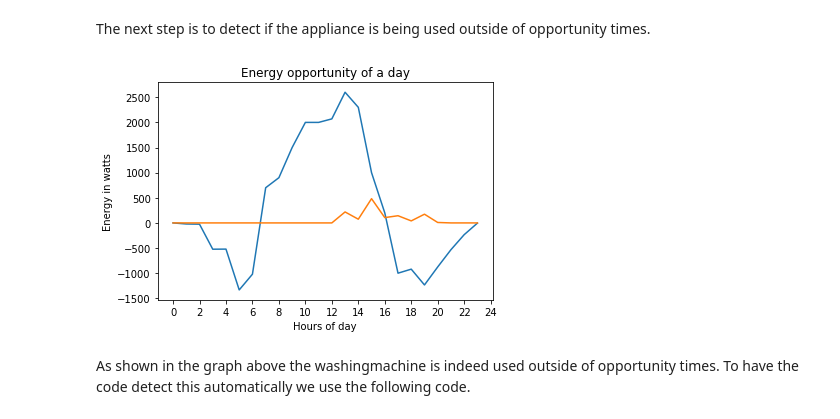
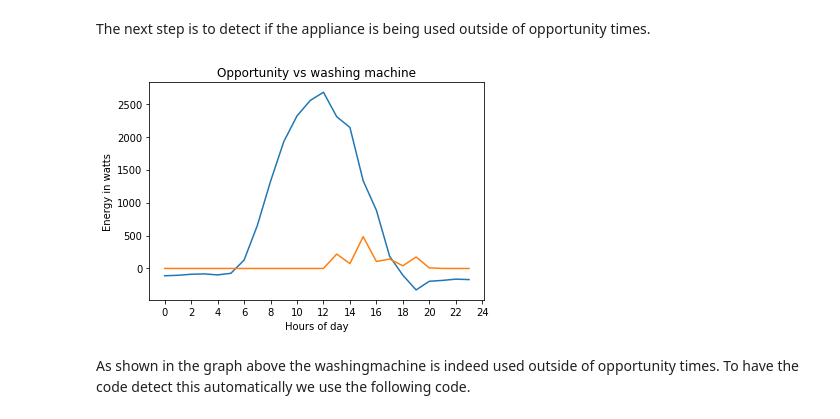
Before and after one commit to teamvirtue/smart-sockets-dev, a Jupyter notebook: Customized advice.ipynb, the cells around one changed output. Cells and saved outputs as stored; diff of their text form; code cells hidden in the pictures.

```diff
--- a/Customized advice.ipynb
+++ b/Customized advice.ipynb
@@ -18,7 +25,11 @@ Opening ../data/DRED.h5 in read-only mode
 The two lists below contain test data of PV generation and total energy use. By plotting the two lists over each other it becomes visible how a lot of the energy is used in periods where there is little or no energy generation.
 # %%
 pv_test_data = [0.0, 0.0, 0.0, 0.0, 0.0, 12.713, 214.371, 737.432, 1410.714, 2039.156, 2452.865, 2729.085, 2792.666, 2673.155, 2365.469, 1821.737, 1121.648, 454.233, 104.846, 0.0, 0.0, 0.0, 0.0, 0.0]
-energy_test_data = [0.0, 21.0, 25.0, 523.0, 521.0, 1345.713, 1234.371, 37.432, 510.714, 539.156, 452.865, 729.085, 722.666, 73.155, 65.469, 821.737, 921.648, 1454.233, 1024.846, 1234.0, 876.0, 533.0, 234.0, 4.0]
+
+energy_test_data = data.mains().load().__next__()
+energy_test_data = energy_test_data.resample('H').mean()
+energy_test_data = energy_test_data.power.apparent.tolist()
+#energy_test_data = [0.0, 21.0, 25.0, 523.0, 521.0, 1345.713, 1234.371, 37.432, 510.714, 539.156, 452.865, 729.085, 722.666, 73.155, 65.469, 821.737, 921.648, 1454.233, 1024.846, 1234.0, 876.0, 533.0, 234.0, 4.0]
 # %%
 plt.plot(pv_test_data, 'g', label="Energy generated")
 plt.plot(energy_test_data, 'r', label="Energy Usage")
@@ -130,15 +132,15 @@ The next step is to detect if the appliance is being used outside of opportunity
 # %%
 washing_list = washing_resampled.power.apparent.tolist()
 plt.plot(opportunities)
 plt.plot(washing_list)
 tx = np.arange(0, 24, 0.2)
 plt.ylabel('Energy in watts')
 plt.xlabel("Hours of day")
-plt.title('Energy opportunity of a day')
+plt.title('Opportunity vs washing machine')
 plt.xticks(np.arange(min(tx), max(tx) + 1, 2))
 
 plt.show()
 # %% [output]
-[figure, old version]
+[figure, new version]
 # %% [markdown]
 As shown in the graph above the washingmachine is indeed used outside of opportunity times. To have the code detect this automatically we use the following code.
```
Also changed, not shown: parts of 7 cells of this notebook.
